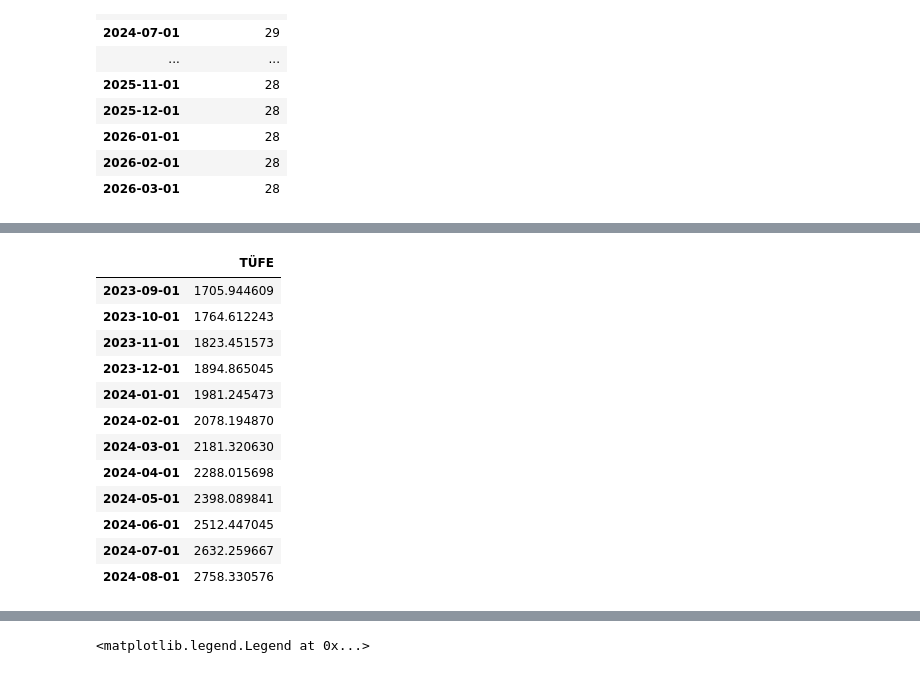
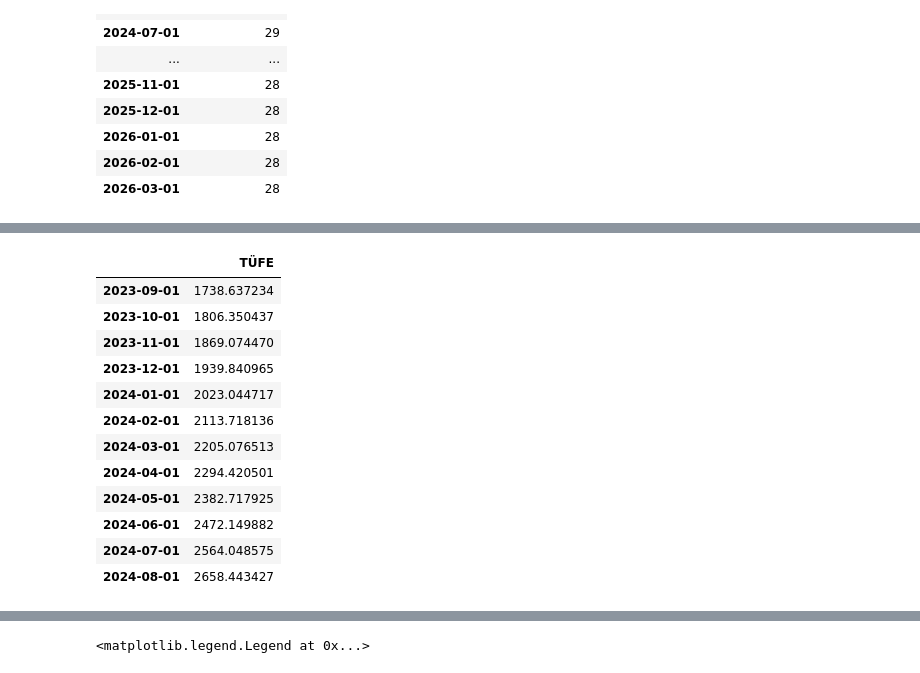
Before and after one commit to kaboya19/InflationForecast, a Jupyter notebook: InflationForecast.ipynb, the cells around one changed output, grey strips where cells are left out. Drawn from its saved outputs; the diff is of its cells as text; code cells hidden in the pictures.

```diff
--- a/InflationForecast.ipynb
+++ b/InflationForecast.ipynb
@@ -1197,40 +1197,40 @@ tahmin6
 # %%
 import numpy as np
 import pandas as pd
 import statsmodels.tsa.api as sm
 
 
 model = sm.VECM(data)
 results = model.fit()
 
 # TÜFE'nin gelecekteki değerlerini tahmin et
 tahmin = results.predict(steps=12, alpha=0.05)
 
-tahmin1=pd.DataFrame(tahmin[0],columns=['Döviz Kuru','Para Arzi','Petrol','Kredi Hacmi','TÜFE','Param_Dolar','Error_Term','Degrees_of_Freedom','Volatility'])
+tahmin1=pd.DataFrame(tahmin[0],columns=['Döviz Kuru','Para Arzi','Petrol','Kredi Hacmi','TÜFE','random_walk_component','Param_Dolar','Error_Term','Degrees_of_Freedom','Volatility'])
 
 
-tahmin2=pd.DataFrame(tahmin[1],columns=['Döviz Kuru','Para Arzi','Petrol','Kredi Hacmi','TÜFE','Param_Dolar','Error_Term','Degrees_of_Freedom','Volatility'])
-tahmin3=pd.DataFrame(tahmin[2],columns=['Döviz Kuru','Para Arzi','Petrol','Kredi Hacmi','TÜFE','Param_Dolar','Error_Term','Degrees_of_Freedom','Volatility'])
+tahmin2=pd.DataFrame(tahmin[1],columns=['Döviz Kuru','Para Arzi','Petrol','Kredi Hacmi','TÜFE','random_walk_component','Param_Dolar','Error_Term','Degrees_of_Freedom','Volatility'])
+tahmin3=pd.DataFrame(tahmin[2],columns=['Döviz Kuru','Para Arzi','Petrol','Kredi Hacmi','TÜFE','random_walk_component','Param_Dolar','Error_Term','Degrees_of_Freedom','Volatility'])
 
 tahmin4=pd.DataFrame()
-tahmin4["TÜFE"]=(tahmin1["TÜFE"]+tahmin2["TÜFE"]+tahmin3["TÜFE"])/3
+tahmin4["TÜFE"]=(tahmin1["TÜFE"]+tahmin1["random_walk_component"]+tahmin2["TÜFE"]+tahmin2["random_walk_component"]+tahmin3["TÜFE"]+tahmin3["random_walk_component"])/3
 dates=pd.date_range('2023-09-01','2024-09-01' , freq='1M')-pd.offsets.MonthBegin(1)
 tahmin4=tahmin4.set_index(dates)
 tahmin4
 # %% [output]
 |  | TÜFE |
-| 2023-09-01 | 1705.944609 |
-| 2023-10-01 | 1764.612243 |
-| 2023-11-01 | 1823.451573 |
-| 2023-12-01 | 1894.865045 |
-| 2024-01-01 | 1981.245473 |
-| 2024-02-01 | 2078.194870 |
-| 2024-03-01 | 2181.320630 |
-| 2024-04-01 | 2288.015698 |
-| 2024-05-01 | 2398.089841 |
-| 2024-06-01 | 2512.447045 |
-| 2024-07-01 | 2632.259667 |
-| 2024-08-01 | 2758.330576 |
+| 2023-09-01 | 1738.637234 |
+| 2023-10-01 | 1806.350437 |
+| 2023-11-01 | 1869.074470 |
+| 2023-12-01 | 1939.840965 |
+| 2024-01-01 | 2023.044717 |
+| 2024-02-01 | 2113.718136 |
+| 2024-03-01 | 2205.076513 |
+| 2024-04-01 | 2294.420501 |
+| 2024-05-01 | 2382.717925 |
+| 2024-06-01 | 2472.149882 |
+| 2024-07-01 | 2564.048575 |
+| 2024-08-01 | 2658.443427 |
 # %%
 from statsmodels.tsa.api import VAR
 import pandas as pd
```
Also changed, not shown: parts of 23 cells of this notebook.
